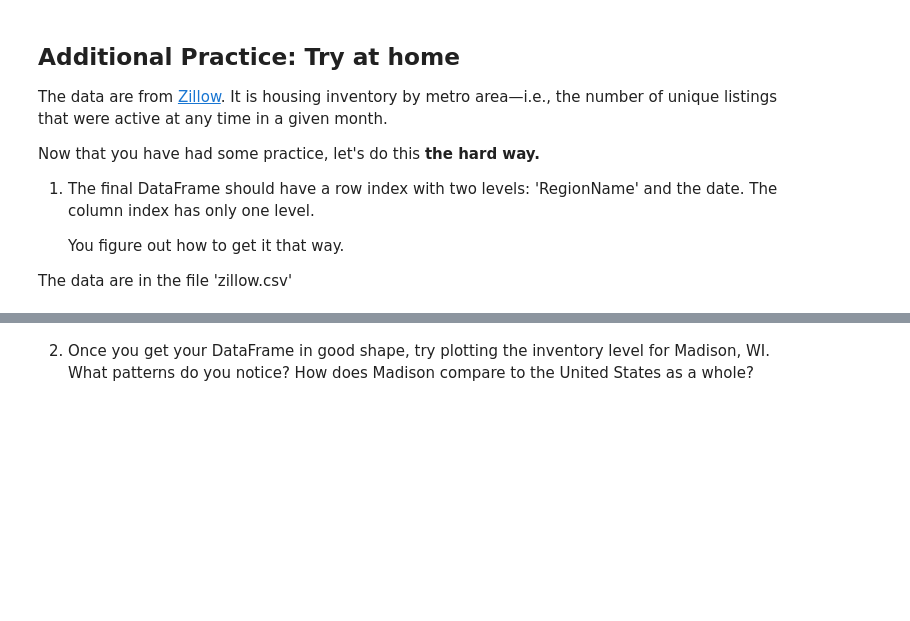
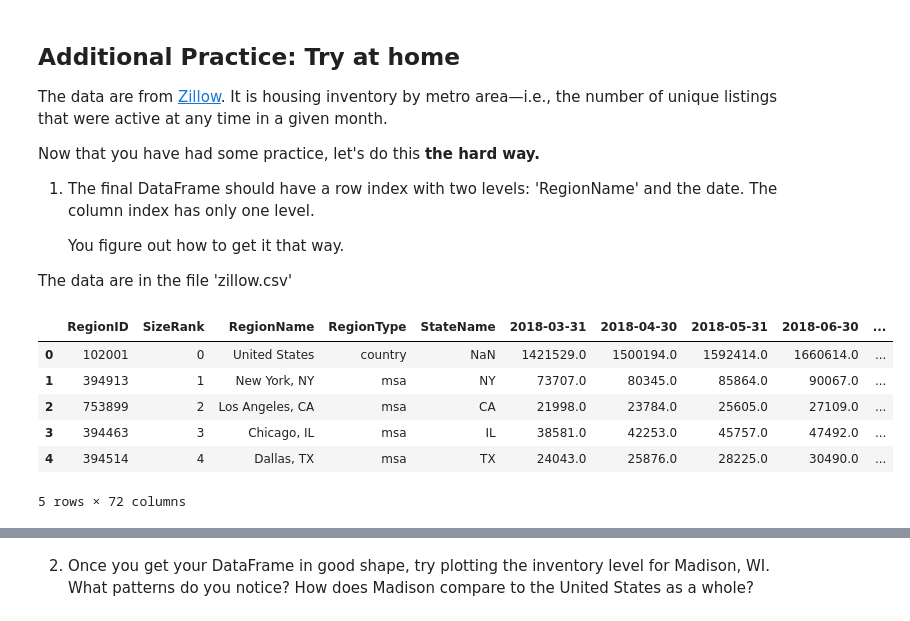
Before and after one commit to messymoose/ECON570, a Jupyter notebook: Lectures/9_22_reshape.ipynb, the cells around one changed output, grey strips where cells are left out. Drawn from its saved outputs; the diff is of its cells as text; code cells hidden in the pictures; blank space fills up the shorter version.

```diff
--- a/Lectures/9_22_reshape.ipynb
+++ b/Lectures/9_22_reshape.ipynb
@@ -479,3 +479,14 @@ Now that you have had some practice, let's do this **the hard way.**
    You figure out how to get it that way.
 
 The data are in the file 'zillow.csv'
+# %%
+zillow = pd.read_csv('data/zillow.csv')
+zillow.head()
+# %% [output]
+|  | RegionID | SizeRank | RegionName | RegionType | StateName | 2018-03-31 | 2018-04-30 | 2018-05-31 | 2018-06-30 | ... |
+| 0 | 102001 | 0 | United States | country | NaN | 1421529.0 | 1500194.0 | 1592414.0 | 1660614.0 | ... |
+| 1 | 394913 | 1 | New York, NY | msa | NY | 73707.0 | 80345.0 | 85864.0 | 90067.0 | ... |
+| 2 | 753899 | 2 | Los Angeles, CA | msa | CA | 21998.0 | 23784.0 | 25605.0 | 27109.0 | ... |
+| 3 | 394463 | 3 | Chicago, IL | msa | IL | 38581.0 | 42253.0 | 45757.0 | 47492.0 | ... |
+| 4 | 394514 | 4 | Dallas, TX | msa | TX | 24043.0 | 25876.0 | 28225.0 | 30490.0 | ... |
+5 rows × 72 columns
```
Also changed, not shown: parts of 4 cells of this notebook, 3 other files.
